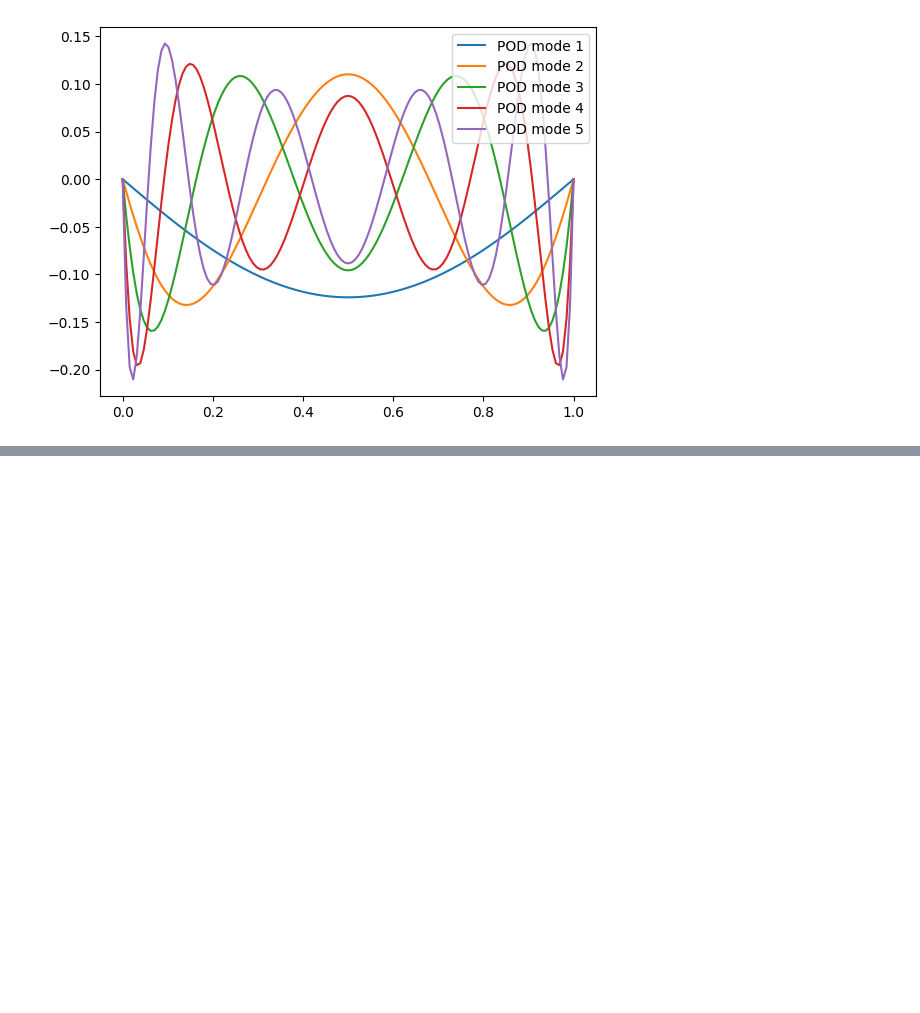
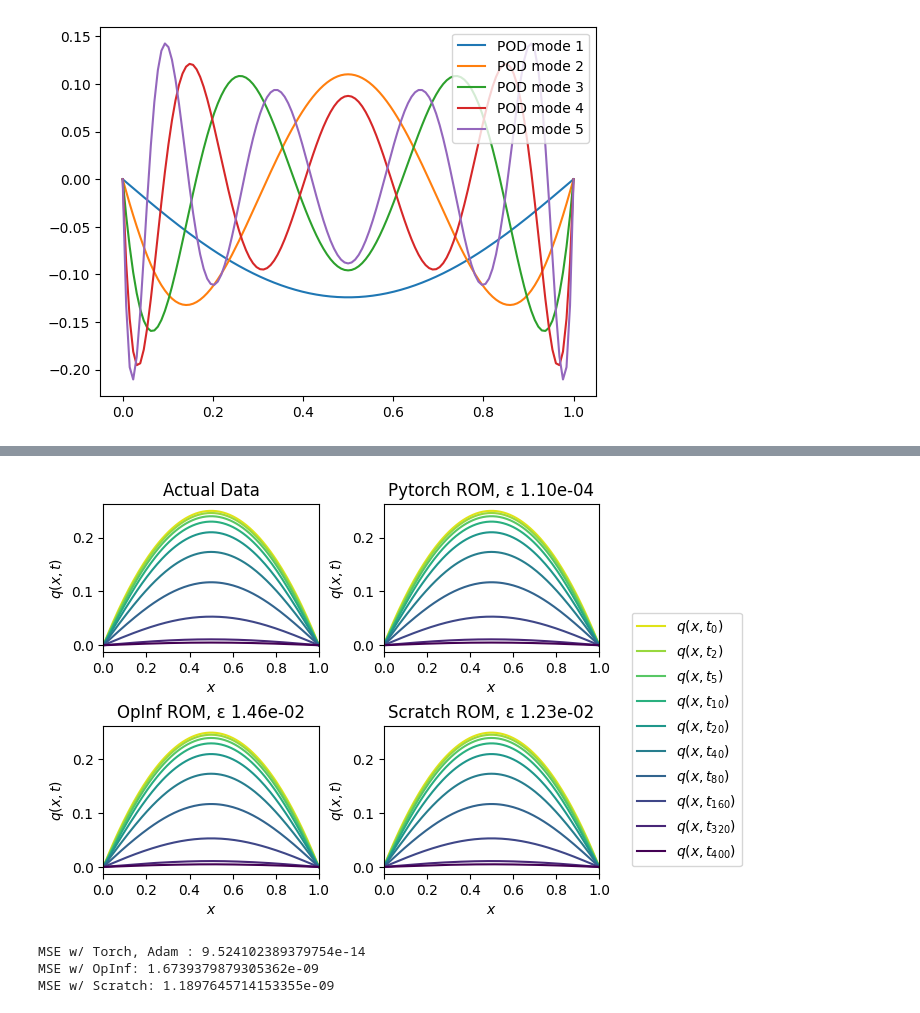
Before and after one commit to S1R3S1D/Operator_Inference, a Jupyter notebook: operinf.ipynb, the cells around one changed output, grey strips where cells are left out. Drawn from its saved outputs; the diff is of its cells as text; code cells hidden in the pictures; blank space fills up the shorter version.

```diff
--- a/operinf.ipynb
+++ b/operinf.ipynb
@@ -192,0 +194,18 @@ Mean Squared Error : 9.745317887844168e-14
+# %%
+fig, [[ax1, ax2], [ax3, ax4]] = plt.subplots(2, 2)
+plt.subplots_adjust(hspace=0.5, wspace=0.3)
+hf.plot_heat_data(Q,x_all, f"Actual Data",BCs=True, ax=ax1, legend=False)
+hf.plot_heat_data(Q_ROM_Torch, x_all, f"Pytorch ROM, ε {hf.frobenius_norm_error(Q, Q_ROM_Torch):.2e}", BCs=True, ax=ax2, legend=False)
+hf.plot_heat_data(Q_ROM_Opinf, x_all, f"OpInf ROM, ε {hf.frobenius_norm_error(Q, Q_ROM_Opinf):.2e}", BCs=True, ax=ax3, legend=False)
+hf.plot_heat_data(Q_ROM_scratch, x_all, f"Scratch ROM, ε {hf.frobenius_norm_error(Q, Q_ROM_scratch):.2e}", BCs=True, ax=ax4, legend=True)
+# ax1.legend([])
+plt.show()
+
+print(f"MSE w/ Torch, Adam :", np.mean((Q_ROM_Torch-Q)**2))
+print(f"MSE w/ OpInf:", np.mean((Q_ROM_Opinf-Q)**2))
+print(f"MSE w/ Scratch:", np.mean((Q_ROM_scratch-Q)**2))
+# %% [output]
+[figure, added]
+MSE w/ Torch, Adam : 9.524102389379754e-14
+MSE w/ OpInf: 1.6739379879305362e-09
+MSE w/ Scratch: 1.1897645714153355e-09
```
Also changed, not shown: parts of 14 cells of this notebook.
